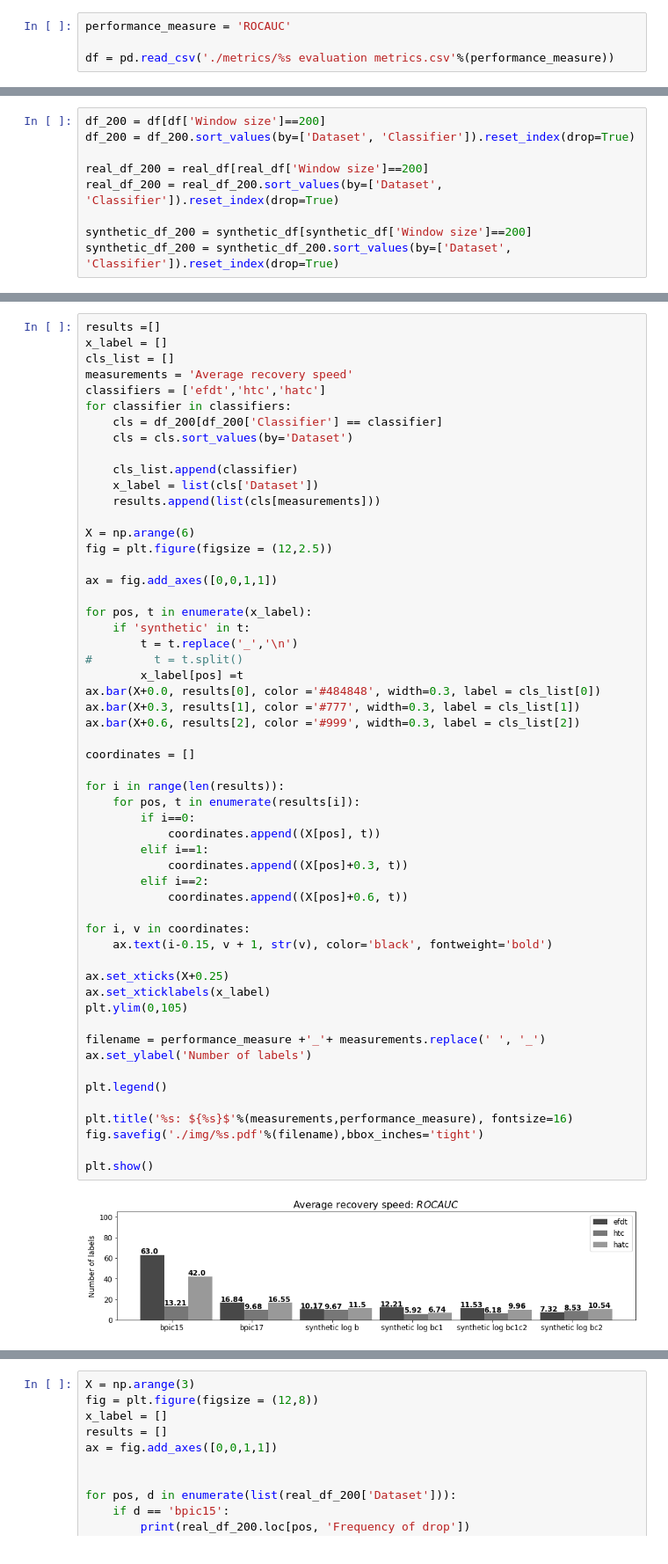
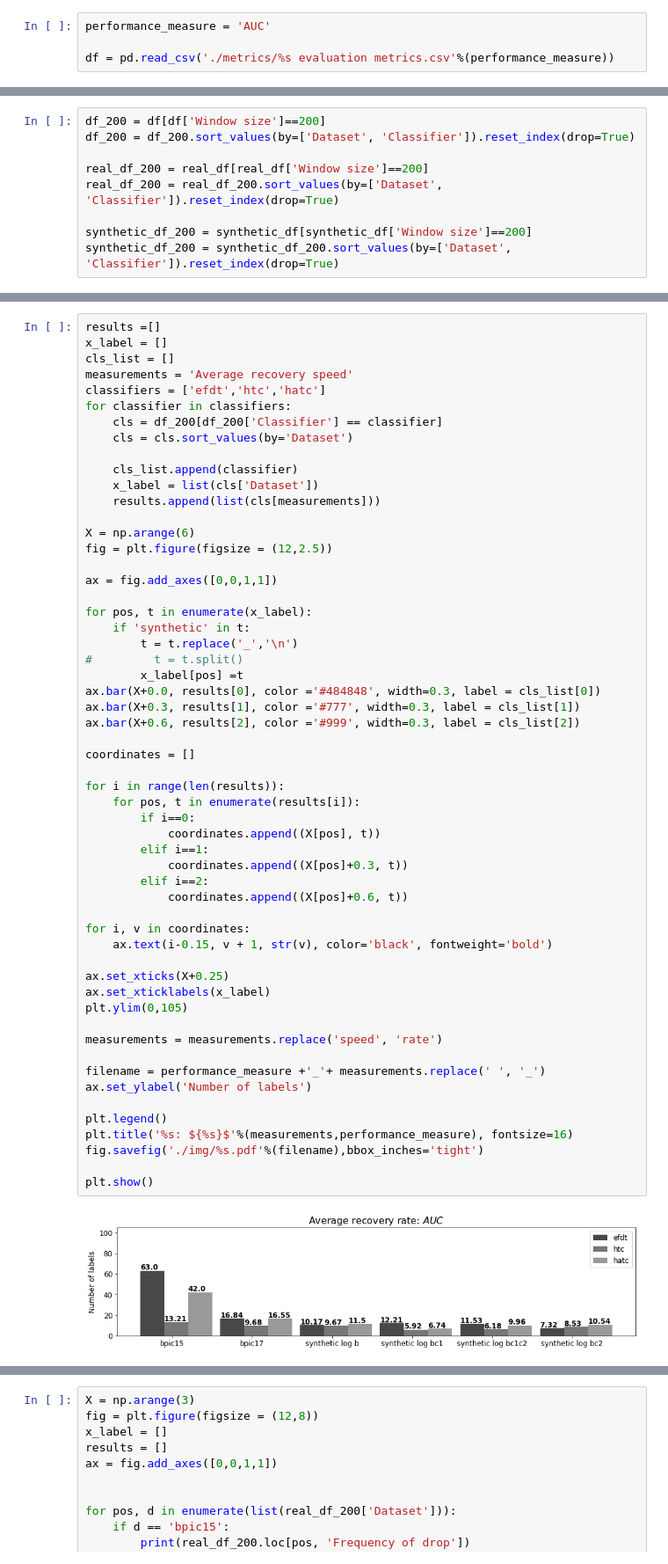
Before and after one commit to ghksdl6025/-streaming_prediction4pm_extension, a Jupyter notebook: graph_visualization.ipynb, the cells around one changed output, grey strips where cells are left out. Shown at 88% size. Saved outputs shown, nothing was run; the diff lists cells and outputs as text.

```diff
--- a/graph_visualization.ipynb
+++ b/graph_visualization.ipynb
@@ -11,7 +11,7 @@ plt.rc('font', size=12)
 # %% [output]
 <Figure size 640x480 with 0 Axes>
 # %%
-performance_measure = 'ROCAUC'
+performance_measure = 'AUC'
 
 df = pd.read_csv('./metrics/%s evaluation metrics.csv'%(performance_measure))
 # %%
@@ -178,35 +178,36 @@ ax.bar(X+0.0, results[0], color ='#484848', width=0.3, label = cls_list[0])
 ax.bar(X+0.3, results[1], color ='#777', width=0.3, label = cls_list[1])
 ax.bar(X+0.6, results[2], color ='#999', width=0.3, label = cls_list[2])
 
 coordinates = []
 
 for i in range(len(results)):
     for pos, t in enumerate(results[i]):
         if i==0:
             coordinates.append((X[pos], t))
         elif i==1:
             coordinates.append((X[pos]+0.3, t))
         elif i==2:
             coordinates.append((X[pos]+0.6, t))
 
 for i, v in coordinates:
     ax.text(i-0.15, v + 1, str(v), color='black', fontweight='bold')
 
 ax.set_xticks(X+0.25)
 ax.set_xticklabels(x_label)
 plt.ylim(0,105)
 
+measurements = measurements.replace('speed', 'rate')
+
 filename = performance_measure +'_'+ measurements.replace(' ', '_')
 ax.set_ylabel('Number of labels')
 
 plt.legend()
-
 plt.title('%s: ${%s}$'%(measurements,performance_measure), fontsize=16)
 fig.savefig('./img/%s.pdf'%(filename),bbox_inches='tight')
 
 plt.show()
 # %% [output]
-[figure, old version]
+[figure, new version]
 # %%
 results =[]
 x_label = []
```
Also changed, not shown: parts of 6 cells of this notebook, 15 other files.
